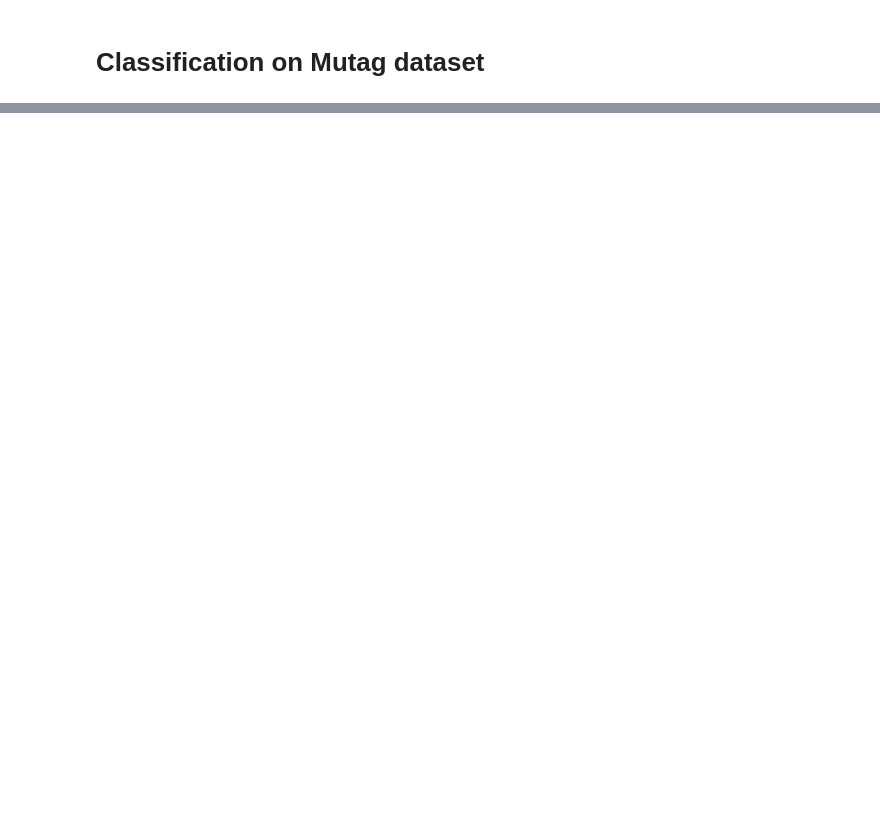
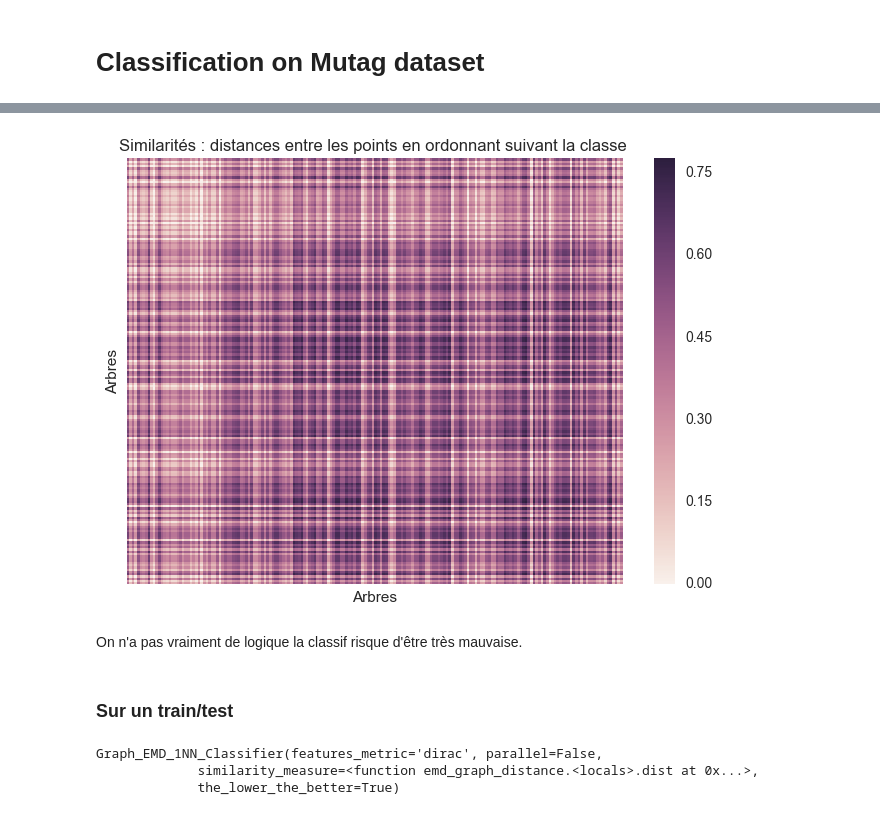
Before and after one commit to tvayer/gwtest, a Jupyter notebook: enzyme_dataset.ipynb, the cells around one changed output, grey strips where cells are left out. Saved outputs shown, nothing was run; the diff lists cells and outputs as text; code cells hidden in the pictures; blank space fills up the shorter version.

```diff
--- a/enzyme_dataset.ipynb
+++ b/enzyme_dataset.ipynb
@@ -251,0 +48,12 @@ Le tenseur a des valeurs beaucoup trop grandes.
+# %%
+sns.heatmap(emd_clf.similarities,xticklabels=False,yticklabels=False)
+plt.title('Similarités : distances entre les points en ordonnant suivant la classe ')
+plt.xlabel('Arbres')
+plt.ylabel('Arbres')
+plt.show()
+# %% [output]
+[figure, added]
+# %% [markdown]
+On n'a pas vraiment de logique la classif risque d'être très mauvaise.
+# %% [markdown]
+### Sur un train/test
@@ -251,0 +64,6 @@ Le tenseur a des valeurs beaucoup trop grandes.
+# %%
+emd_clf.fit(np.array(x_train),np.array(y_train))
+# %% [output]
+Graph_EMD_1NN_Classifier(features_metric='dirac', parallel=False,
+             similarity_measure=<function emd_graph_distance.<locals>.dist at 0x...>,
+             the_lower_the_better=True)
```
Also changed, not shown: parts of 83 cells of this notebook, 15 other files.
